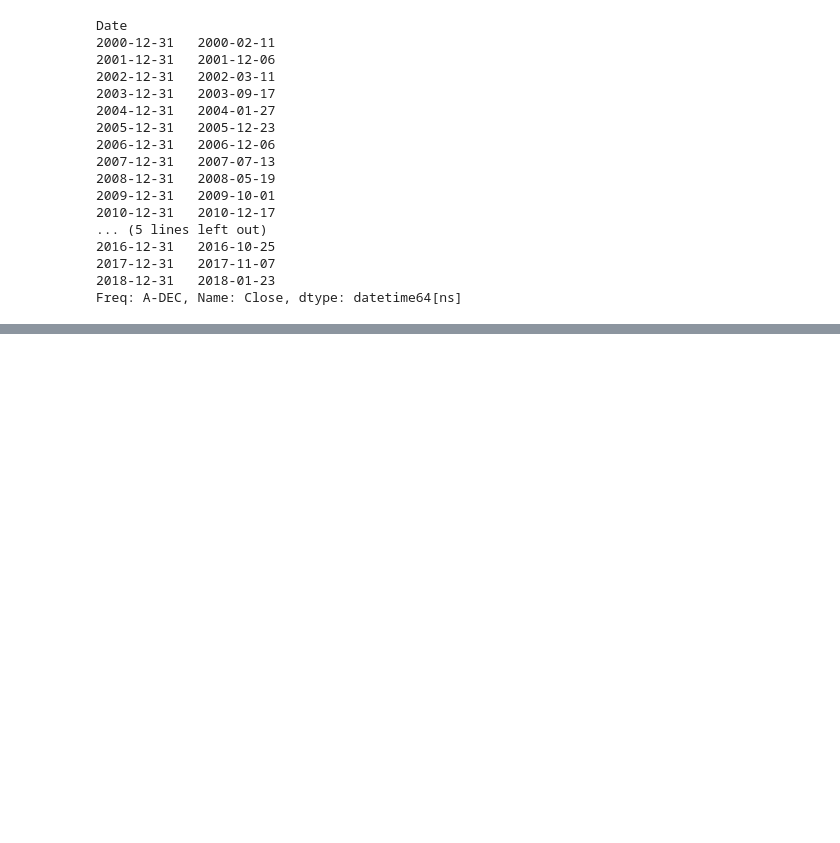
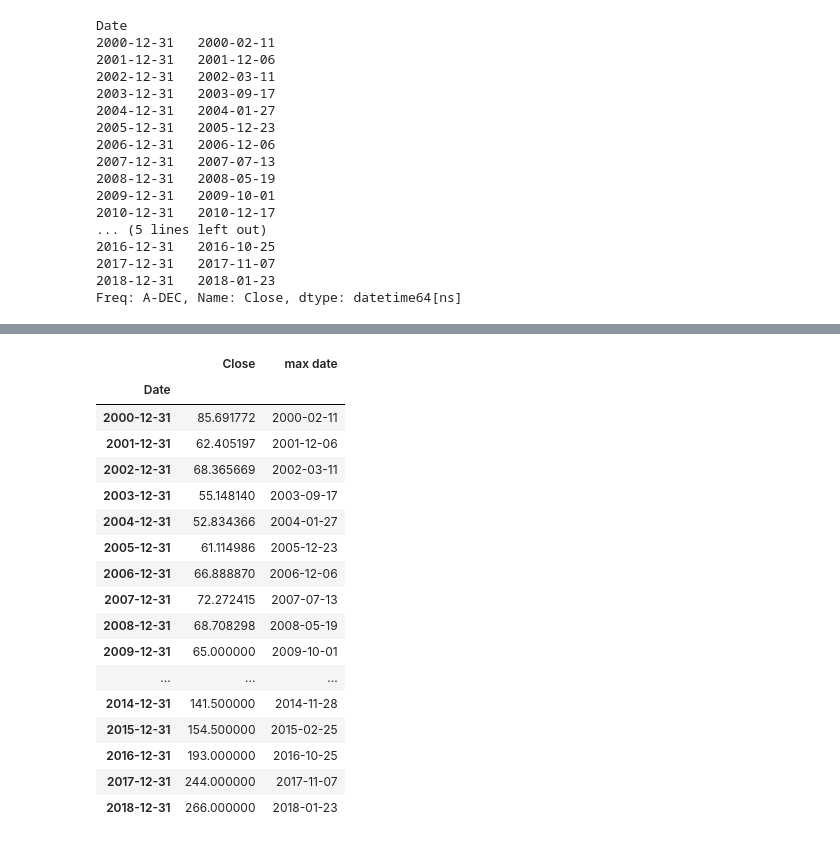
Before and after one commit to webclinic017/trade-backtest, a Jupyter notebook: 2_2_資料整理_找出每年最大值.ipynb, the cells around one changed output, grey strips where cells are left out. Saved outputs shown, nothing was run; the diff lists cells and outputs as text; code cells hidden in the pictures; blank space fills up the shorter version.

```diff
--- a/2_2_資料整理_找出每年最大值.ipynb
+++ b/2_2_資料整理_找出每年最大值.ipynb
@@ -65,0 +100,2 @@ Freq: A-DEC, Name: Close, dtype: datetime64[ns]
+# %%
+df3=df1.to_frame()
@@ -66,2 +106,2 @@ Freq: A-DEC, Name: Close, dtype: datetime64[ns]
 # %%
-df1['max date']=df.groupby(pd.Grouper(freq='Y')).Close.idxmax()
+df3['max date']=df.groupby(pd.Grouper(freq='Y')).Close.idxmax()
@@ -87,0 +108,21 @@ Name: Close, dtype: object
+# %%
+df3
+# %% [output]
+|  | Close | max date |
+| Date |  |  |
+| 2000-12-31 | 85.691772 | 2000-02-11 |
+| 2001-12-31 | 62.405197 | 2001-12-06 |
+| 2002-12-31 | 68.365669 | 2002-03-11 |
+| 2003-12-31 | 55.148140 | 2003-09-17 |
+| 2004-12-31 | 52.834366 | 2004-01-27 |
+| 2005-12-31 | 61.114986 | 2005-12-23 |
+| 2006-12-31 | 66.888870 | 2006-12-06 |
+| 2007-12-31 | 72.272415 | 2007-07-13 |
+| 2008-12-31 | 68.708298 | 2008-05-19 |
+| 2009-12-31 | 65.000000 | 2009-10-01 |
+| ... | ... | ... |
+| 2014-12-31 | 141.500000 | 2014-11-28 |
+| 2015-12-31 | 154.500000 | 2015-02-25 |
+| 2016-12-31 | 193.000000 | 2016-10-25 |
+| 2017-12-31 | 244.000000 | 2017-11-07 |
+| 2018-12-31 | 266.000000 | 2018-01-23 |
```
Also changed, not shown: parts of 9 cells of this notebook.
